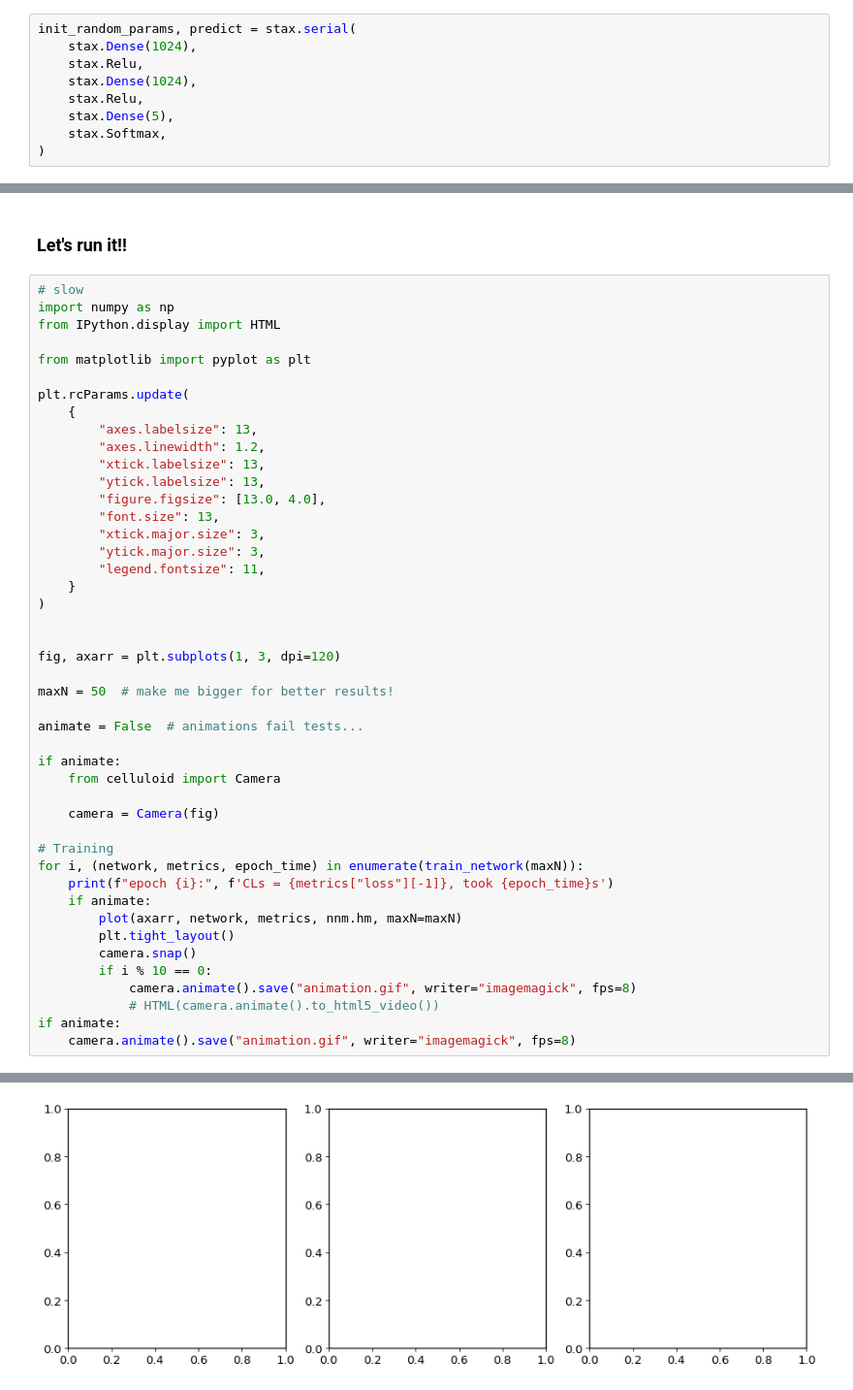
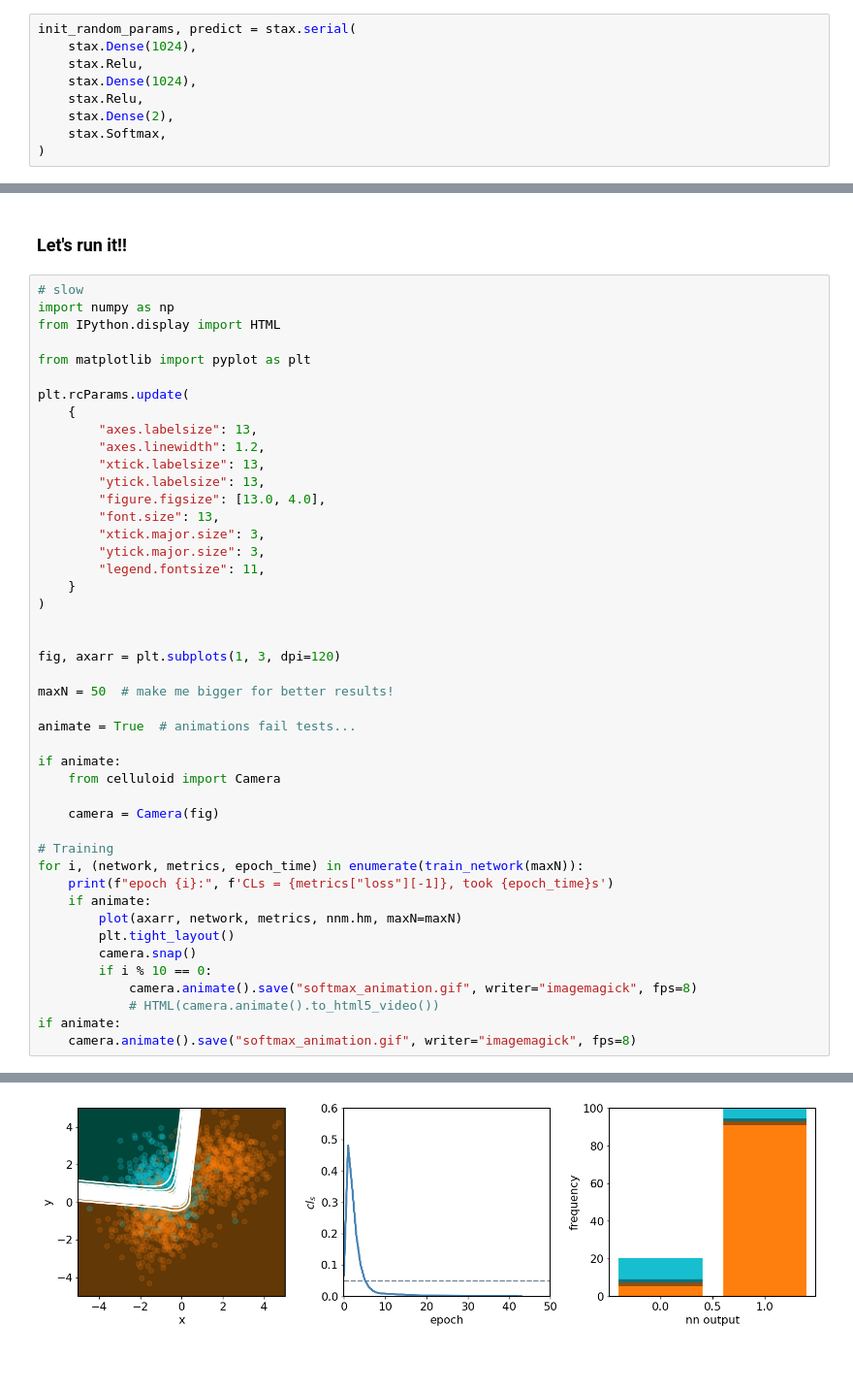
Before and after one commit to gradhep/neos, a Jupyter notebook: nbs/demo_softmax.ipynb, the cells around one changed output, grey strips where cells are left out. Shown at 97% size. Saved outputs shown, nothing was run; the diff lists cells and outputs as text; blank space fills up the shorter version.

```diff
--- a/nbs/demo_softmax.ipynb
+++ b/nbs/demo_softmax.ipynb
@@ -23,7 +21,7 @@ init_random_params, predict = stax.serial(
     stax.Relu,
     stax.Dense(1024),
     stax.Relu,
-    stax.Dense(5),
+    stax.Dense(2),
     stax.Softmax,
 )
 # %% [markdown]
@@ -160,7 +158,7 @@ fig, axarr = plt.subplots(1, 3, dpi=120)
 
 maxN = 50  # make me bigger for better results!
 
-animate = False  # animations fail tests...
+animate = True  # animations fail tests...
 
 if animate:
     from celluloid import Camera
@@ -175,8 +173,8 @@ for i, (network, metrics, epoch_time) in enumerate(train_network(maxN)):
         plt.tight_layout()
         camera.snap()
         if i % 10 == 0:
-            camera.animate().save("animation.gif", writer="imagemagick", fps=8)
+            camera.animate().save("softmax_animation.gif", writer="imagemagick", fps=8)
             # HTML(camera.animate().to_html5_video())
 if animate:
-    camera.animate().save("animation.gif", writer="imagemagick", fps=8)
+    camera.animate().save("softmax_animation.gif", writer="imagemagick", fps=8)
 # %% [output]
@@ -203 +199 @@ epoch 19: CLs = 0.0015172227216502243, took 1.530569314956665s
-[figure, old version]
+[figure, new version]
```
Also changed, not shown: parts of 3 cells of this notebook, 38 other files.
